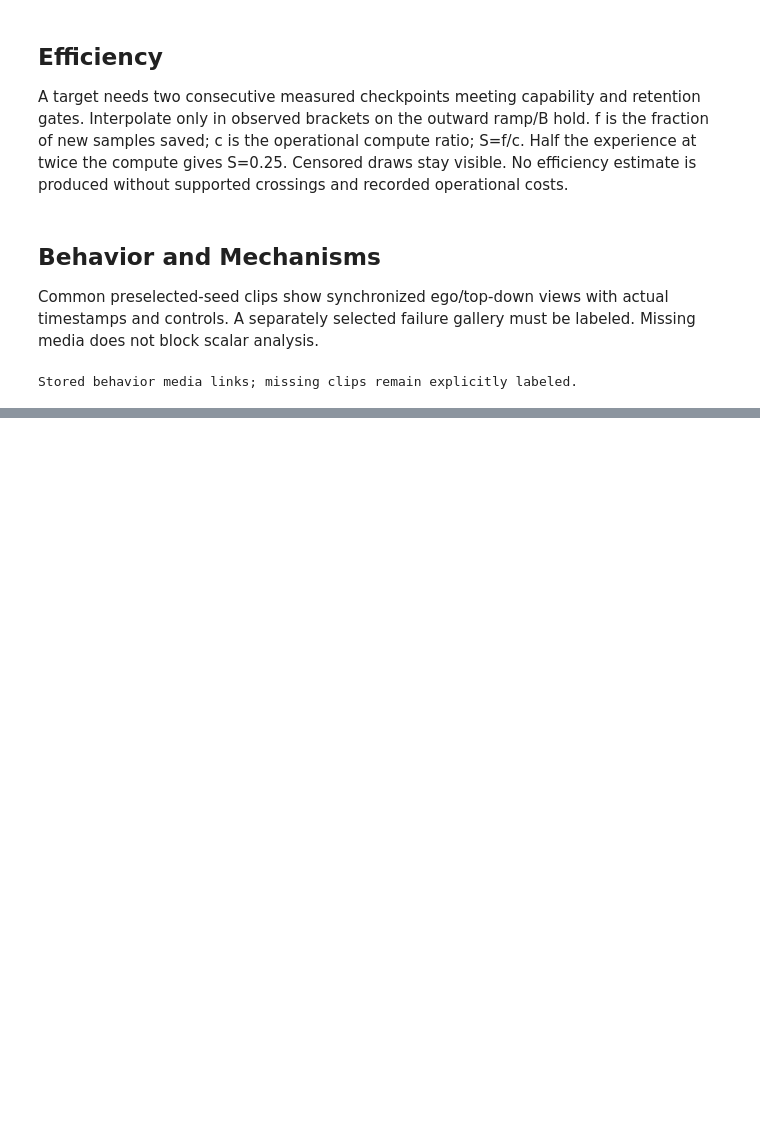
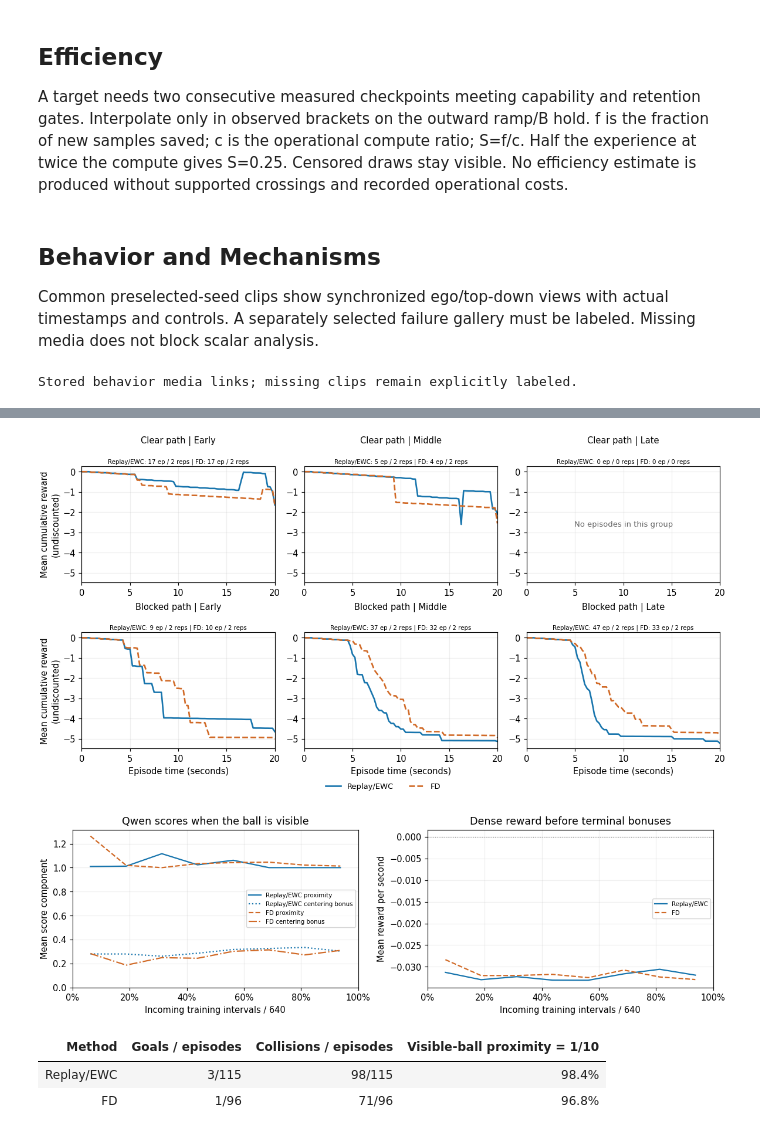
Before and after one commit to wdurno/notebooks, a Jupyter notebook: amari-chenstov-updates/numerical_experiment/picar/plan19_results.ipynb, the cells around one changed output, grey strips where cells are left out. Cells and saved outputs as stored; diff of their text form; code cells hidden in the pictures; blank space fills up the shorter version.

```diff
--- a/amari-chenstov-updates/numerical_experiment/picar/plan19_results.ipynb
+++ b/amari-chenstov-updates/numerical_experiment/picar/plan19_results.ipynb
@@ -370,0 +497,9 @@ These are descriptive development panels, not independent training replicas; sam
+# %%
+from numerical_experiment import picar_reward_review
+picar_reward_review.display_review(solver_snapshot)
+# %% [output]
+[figure, added]
+[figure, added]
+| Method | Goals / episodes | Collisions / episodes | Visible-ball proximity = 1/10 |
+| Replay/EWC | 3/115 | 98/115 | 98.4% |
+| FD | 1/96 | 71/96 | 96.8% |
```
Also changed, not shown: parts of 14 cells of this notebook, 38 other files.
